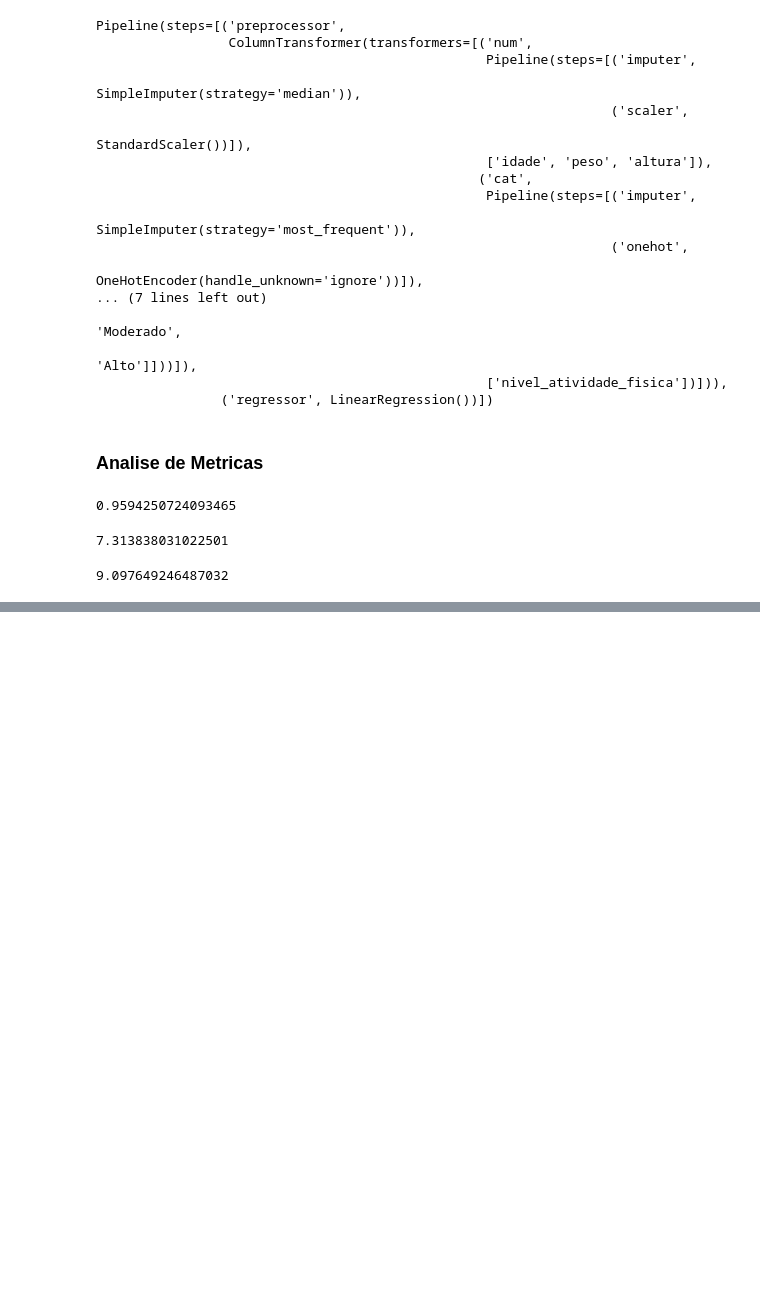
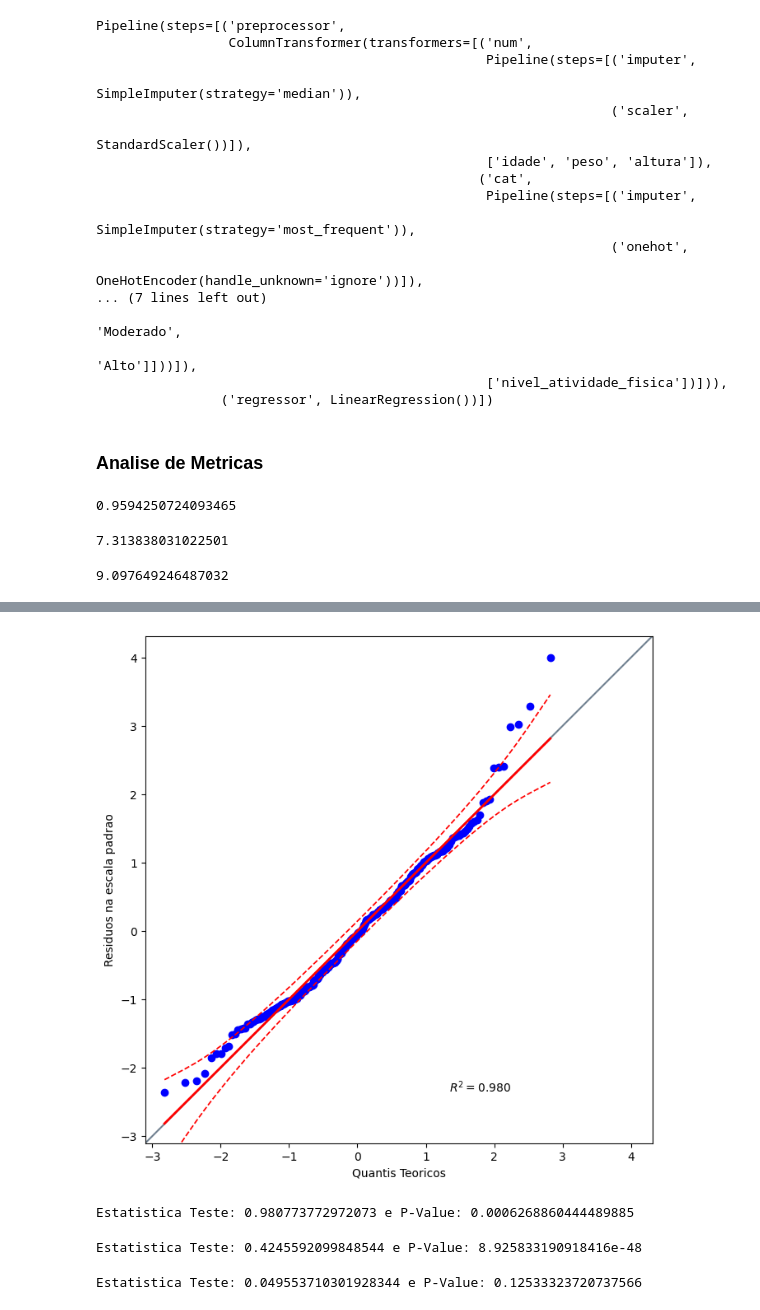
Before and after one commit to marciocamello/ml-multiple-linear-regression, a Jupyter notebook: modelo_colesterol.ipynb, the cells around one changed output, grey strips where cells are left out. Cells and saved outputs as stored; diff of their text form; code cells hidden in the pictures; blank space fills up the shorter version.

```diff
--- a/modelo_colesterol.ipynb
+++ b/modelo_colesterol.ipynb
@@ -435,0 +456,11 @@ root_mean_squared_error(y_test, y_pred)
+# %%
+# Checar se residuos seguem uma distribuicao normal
+# QQ Plot
+import pingouin as pg
+plt.figure(figsize=(14,8))
+pg.qqplot(residuos_std, dist='norm', confidence=0.95)
+plt.xlabel('Quantis Teoricos')
+plt.ylabel('Residuos na escala padrao')
+plt.show()
+# %% [output]
+[figure, added]
@@ -435,0 +471,18 @@ root_mean_squared_error(y_test, y_pred)
+# %%
+# Teste de Shapiro-Wilk
+stat_shapiro, p_shapiro = shapiro(residuos)
+print("Estatistica Teste: {} e P-Value: {}".format(stat_shapiro, p_shapiro))
+# %% [output]
+Estatistica Teste: 0.980773772972073 e P-Value: 0.0006268860444489885
+# %%
+# Teste de Kolmogorov-Smirnov
+stat_ks, p_ks = kstest(residuos, 'norm')
+print("Estatistica Teste: {} e P-Value: {}".format(stat_ks, p_ks))
+# %% [output]
+Estatistica Teste: 0.4245592099848544 e P-Value: 8.925833190918416e-48
+# %%
+# Teste de Lilliefors
+stat_lillie, p_lillie = lilliefors(residuos, dist='norm', pvalmethod='table')
+print("Estatistica Teste: {} e P-Value: {}".format(stat_lillie, p_lillie))
+# %% [output]
+Estatistica Teste: 0.049553710301928344 e P-Value: 0.12533323720737566
```
Also changed, not shown: parts of 18 cells of this notebook, 1 other file.
